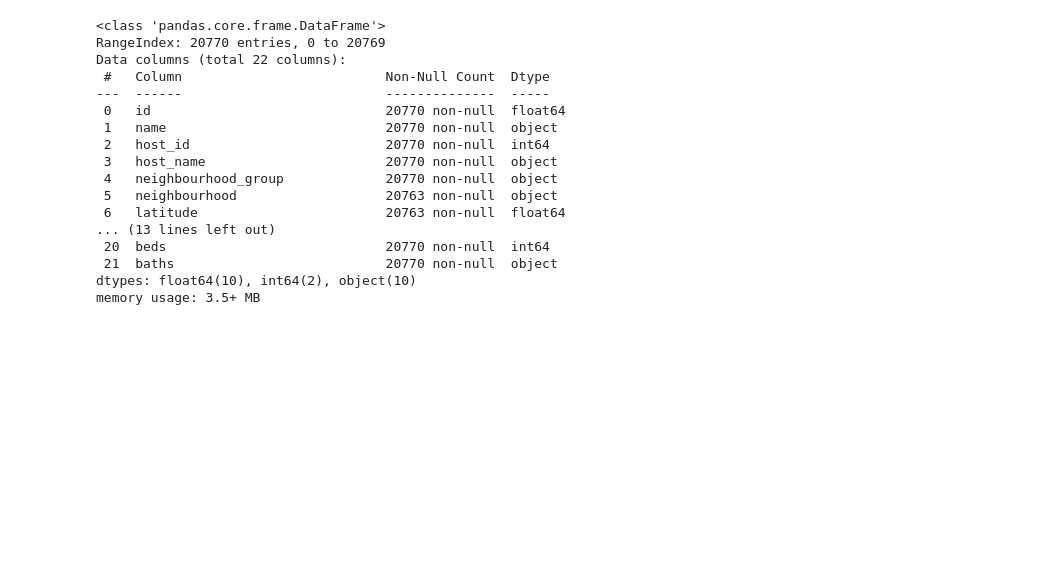
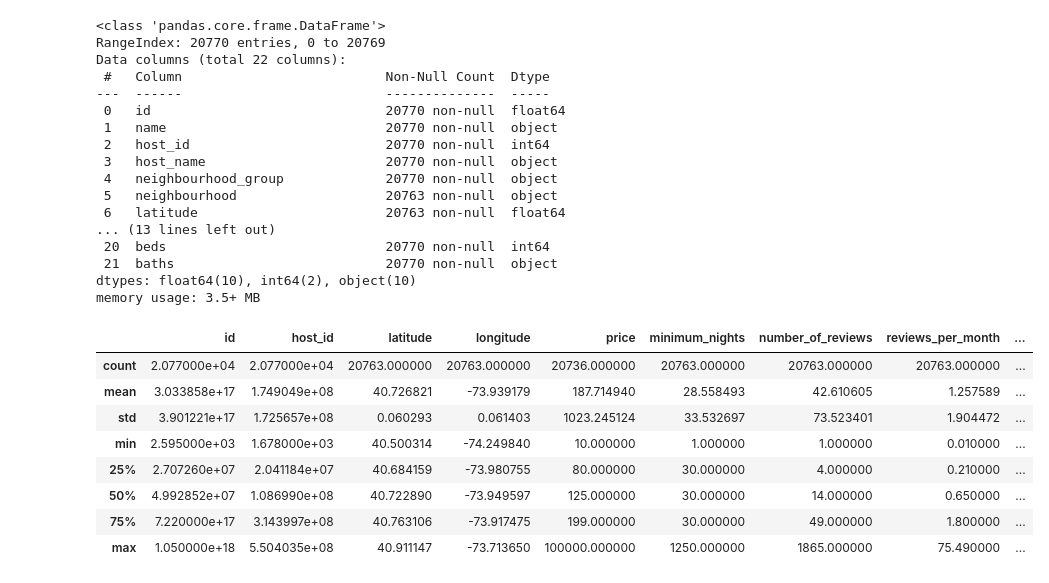
Before and after one commit to Vanshaj14Mohan/Airbnb-NYC-Project, a Jupyter notebook: Files/main.ipynb, the cells around one changed output. Saved outputs shown, nothing was run; the diff lists cells and outputs as text; code cells hidden in the pictures; blank space fills up the shorter version.

```diff
--- a/Files/main.ipynb
+++ b/Files/main.ipynb
@@ -48,3 +48,15 @@ Data columns (total 22 columns):
  21  baths                           20770 non-null  object
 dtypes: float64(10), int64(2), object(10)
 memory usage: 3.5+ MB
+# %%
+df.describe() #Statistcial Summary
+# %% [output]
+|  | id | host_id | latitude | longitude | price | minimum_nights | number_of_reviews | reviews_per_month | ... |
+| count | 2.077000e+04 | 2.077000e+04 | 20763.000000 | 20763.000000 | 20736.000000 | 20763.000000 | 20763.000000 | 20763.000000 | ... |
+| mean | 3.033858e+17 | 1.749049e+08 | 40.726821 | -73.939179 | 187.714940 | 28.558493 | 42.610605 | 1.257589 | ... |
+| std | 3.901221e+17 | 1.725657e+08 | 0.060293 | 0.061403 | 1023.245124 | 33.532697 | 73.523401 | 1.904472 | ... |
+| min | 2.595000e+03 | 1.678000e+03 | 40.500314 | -74.249840 | 10.000000 | 1.000000 | 1.000000 | 0.010000 | ... |
+| 25% | 2.707260e+07 | 2.041184e+07 | 40.684159 | -73.980755 | 80.000000 | 30.000000 | 4.000000 | 0.210000 | ... |
+| 50% | 4.992852e+07 | 1.086990e+08 | 40.722890 | -73.949597 | 125.000000 | 30.000000 | 14.000000 | 0.650000 | ... |
+| 75% | 7.220000e+17 | 3.143997e+08 | 40.763106 | -73.917475 | 199.000000 | 30.000000 | 49.000000 | 1.800000 | ... |
+| max | 1.050000e+18 | 5.504035e+08 | 40.911147 | -73.713650 | 100000.000000 | 1250.000000 | 1865.000000 | 75.490000 | ... |
```
Also changed, not shown: parts of 1 cell of this notebook.
